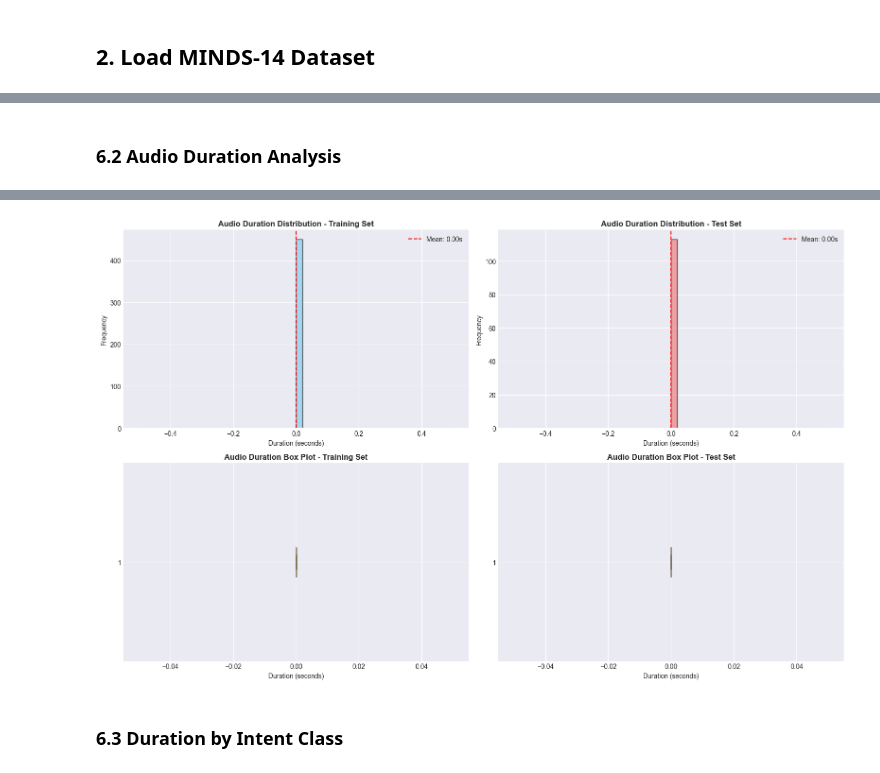
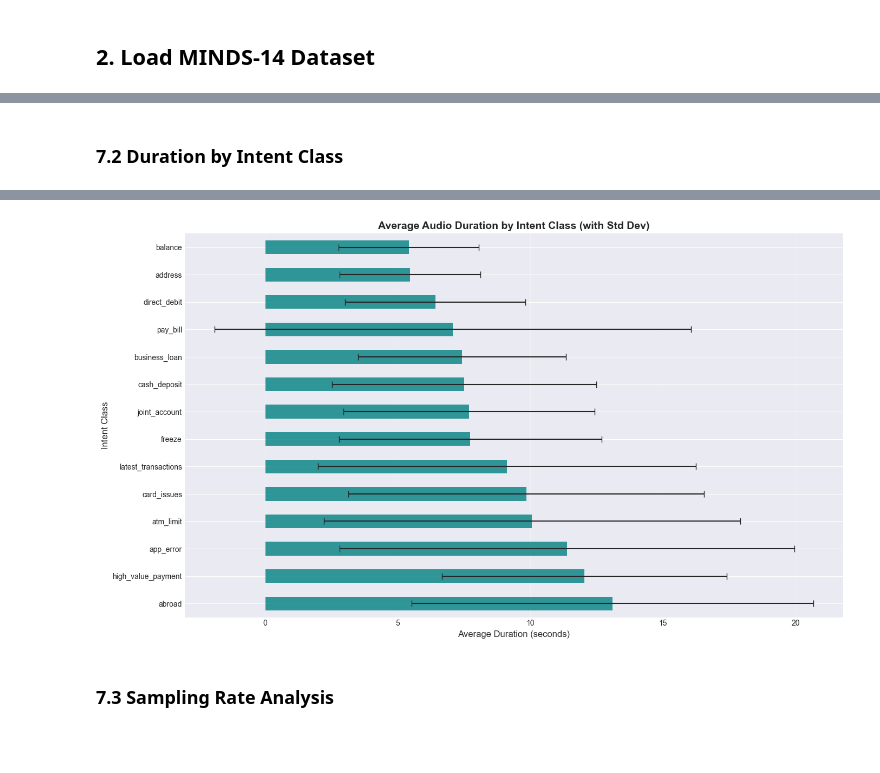
Before and after one commit to victoriavals/whisper-bert-voice-recognition-minds14, a Jupyter notebook: exploratory_data_analysis.ipynb, the cells around one changed output, grey strips where cells are left out. Saved outputs shown, nothing was run; the diff lists cells and outputs as text; code cells hidden in the pictures; blank space fills up the shorter version.

```diff
--- a/exploratory_data_analysis.ipynb
+++ b/exploratory_data_analysis.ipynb
@@ -37,21 +62,16 @@ Libraries imported successfully!
 # The dataset is multilingual, but we'll start with English (en-US)
 print("Loading MINDS-14 dataset from Hugging Face...")
 
-# Load without decoding audio to avoid needing torch codec
-from datasets import Audio
+# Load WITH audio decoding enabled for analysis
 dataset = load_dataset("PolyAI/minds14", "en-US")
-# Disable audio decoding
-dataset = dataset.cast_column("audio", Audio(decode=False))
 
 print(f"\nDataset loaded successfully!")
 print(f"Available splits: {list(dataset.keys())}")
 print(f"\nTrain set size: {len(dataset['train'])}")
 
-# Check if test split exists
-if 'test' in dataset:
-    print(f"Test set size: {len(dataset['test'])}")
-else:
-    print("Note: This dataset only contains a training split. We'll split it later for evaluation.")
+# Get intent names for reference
+intent_names = dataset['train'].features['intent_class'].names
+print(f"\nIntent classes ({len(intent_names)}): {intent_names}")
 # %% [output]
 Loading MINDS-14 dataset from Hugging Face...
 
@@ -176,7 +203,0 @@ Sample Training Data:
-# %%
-# Get intent class names
-intent_names = dataset['train'].features['intent_class'].names
-print(f"Total number of intent classes: {len(intent_names)}")
-print(f"\nIntent Classes:")
-for idx, intent in enumerate(intent_names):
-    print(f"{idx}: {intent}")
@@ -265,42 +372,21 @@ Test set - Standard deviation: 0.92
 # %% [markdown]
-### 6.2 Audio Duration Analysis
+### 7.2 Duration by Intent Class
 # %%
-# Audio duration statistics
-print("Audio Duration Statistics (in seconds):")
-print("\nTraining Set:")
-print(train_df['duration'].describe())
-print("\nTest Set:")
-print(test_df['duration'].describe())
+# Duration statistics by intent
+duration_by_intent = audio_df.groupby('intent')['duration'].agg(['mean', 'std', 'min', 'max', 'count'])
+duration_by_intent = duration_by_intent.sort_values('mean', ascending=False)
 
-# Plot duration distributions
-fig, axes = plt.subplots(2, 2, figsize=(16, 10))
+print("Duration Statistics by Intent Class:")
+print(duration_by_intent)
 
-# Histogram - Training
-axes[0, 0].hist(train_df['duration'], bins=50, color='skyblue', edgecolor='black', alpha=0.7)
-axes[0, 0].set_title('Audio Duration Distribution - Training Set', fontsize=12, fontweight='bold')
-axes[0, 0].set_xlabel('Duration (seconds)', fontsize=10)
-axes[0, 0].set_ylabel('Frequency', fontsize=10)
-axes[0, 0].axvline(train_df['duration'].mean(), color='red', linestyle='--', label=f'Mean: {train_df["duration"].mean():.2f}s')
-axes[0, 0].legend()
-
-# Histogram - Test
-axes[0, 1].hist(test_df['duration'], bins=50, color='lightcoral', edgecolor='black', alpha=0.7)
-axes[0, 1].set_title('Audio Duration Distribution - Test Set', fontsize=12, fontweight='bold')
-axes[0, 1].set_xlabel('Duration (seconds)', fontsize=10)
-axes[0, 1].set_ylabel('Frequency', fontsize=10)
-axes[0, 1].axvline(test_df['duration'].mean(), color='red', linestyle='--', label=f'Mean: {test_df["duration"].mean():.2f}s')
-axes[0, 1].legend()
-
-# Box plot - Training
-axes[1, 0].boxplot(train_df['duration'], vert=False)
-axes[1, 0].set_title('Audio Duration Box Plot - Training Set', fontsize=12, fontweight='bold')
-axes[1, 0].set_xlabel('Duration (seconds)', fontsize=10)
-
-# Box plot - Test
-axes[1, 1].boxplot(test_df['duration'], vert=False)
-axes[1, 1].set_title('Audio Duration Box Plot - Test Set', fontsize=12, fontweight='bold')
-axes[1, 1].set_xlabel('Duration (seconds)', fontsize=10)
-
+# Plot
+plt.figure(figsize=(14, 8))
+duration_by_intent['mean'].plot(kind='barh', color='teal', xerr=duration_by_intent['std'],
+                                capsize=4, alpha=0.8)
+plt.xlabel('Average Duration (seconds)', fontsize=12)
+plt.ylabel('Intent Class', fontsize=12)
+plt.title('Average Audio Duration by Intent Class (with Std Dev)', fontsize=14, fontweight='bold')
+plt.grid(True, alpha=0.3, axis='x')
 plt.tight_layout()
 plt.show()
 # %% [output]
@@ -324,4 +410,4 @@ Name: duration, dtype: float64
-[figure, old version]
+[figure, new version]
 # %% [markdown]
-### 6.3 Duration by Intent Class
+### 7.3 Sampling Rate Analysis
 # %%
```
Also changed, not shown: parts of 32 cells of this notebook.
